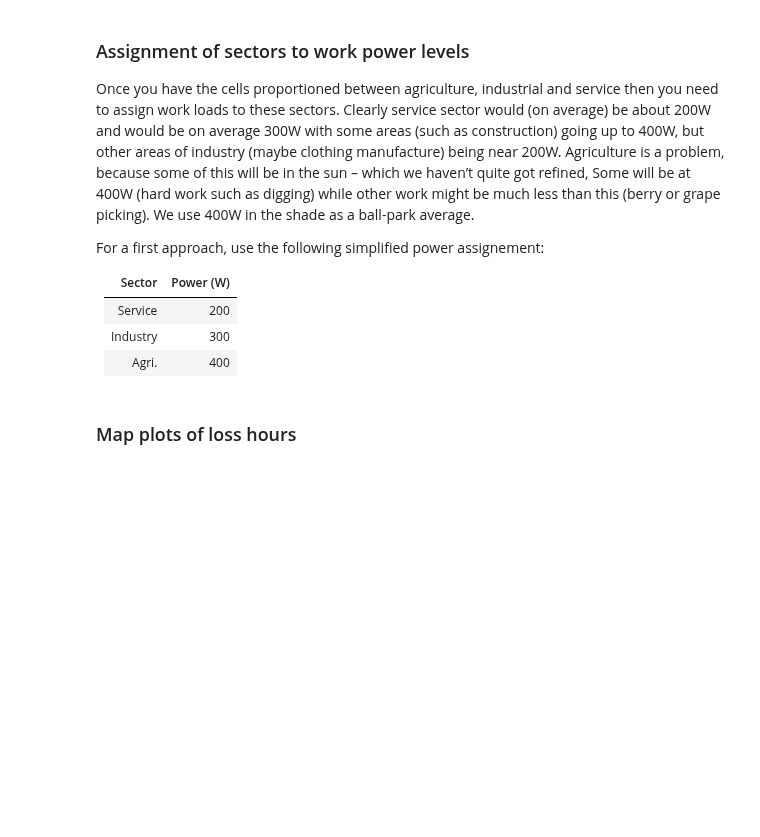
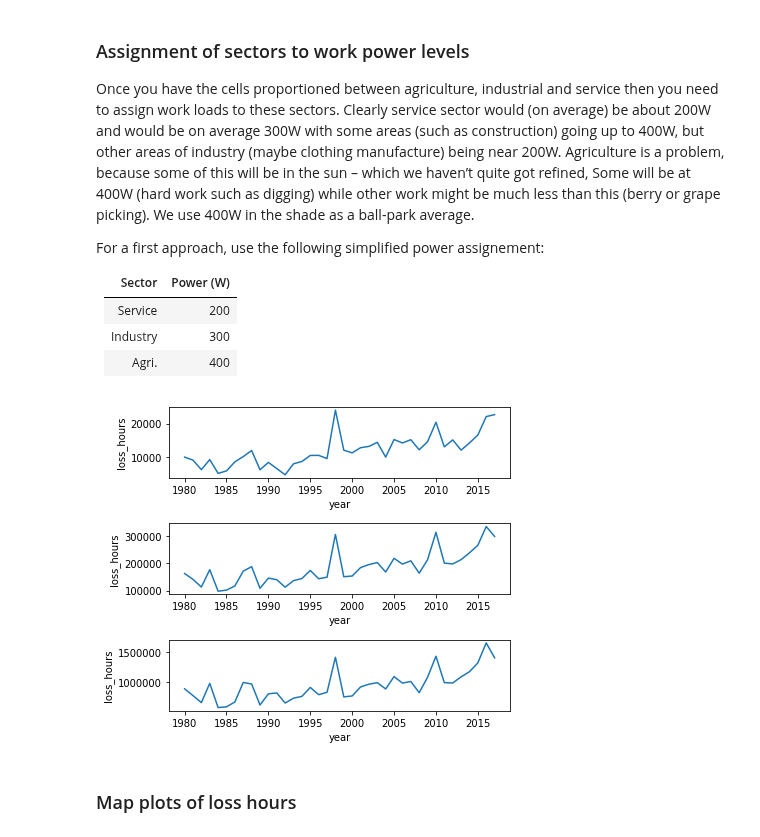
Before and after one commit to mangecoeur/health-climate-exposure, a Jupyter notebook: 1.3 Labour capacity change.ipynb, the cells around one changed output. Drawn from its saved outputs; the diff is of its cells as text; code cells hidden in the pictures; blank space fills up the shorter version.

Commit message:
added ts plots of loss hours

```diff
--- a/1.3 Labour capacity change.ipynb
+++ b/1.3 Labour capacity change.ipynb
@@ -333,6 +333,18 @@ yearly_pct_in_agri = xr.open_mfdataset(str(DATA_SRC / 'lancet' / 'yearly_pct_in_
 yearly_pct_in_indu = xr.open_mfdataset(str(DATA_SRC / 'lancet' / 'yearly_pct_in_indu' / 'pct_in_sector_*.nc'))
 
 yearly_pct_in_serv = xr.open_mfdataset(str(DATA_SRC / 'lancet' / 'yearly_pct_in_serv' / 'pct_in_sector_*.nc'))
+# %%
+f, axs = plt.subplots(3,1)
+f.set_size_inches(6,5)
+ax = axs[0]
+hours_lost_200.loss_hours.sum(dim=['latitude', 'longitude'], skipna=True).plot(ax=ax)
+ax = axs[1]
+hours_lost_300.loss_hours.sum(dim=['latitude', 'longitude'], skipna=True).plot(ax=ax)
+ax = axs[2]
+hours_lost_400.loss_hours.sum(dim=['latitude', 'longitude'], skipna=True).plot(ax=ax)
+plt.tight_layout()
+# %% [output]
+[figure, added]
 # %% [markdown]
 ### Map plots of loss hours
 # %%
```
